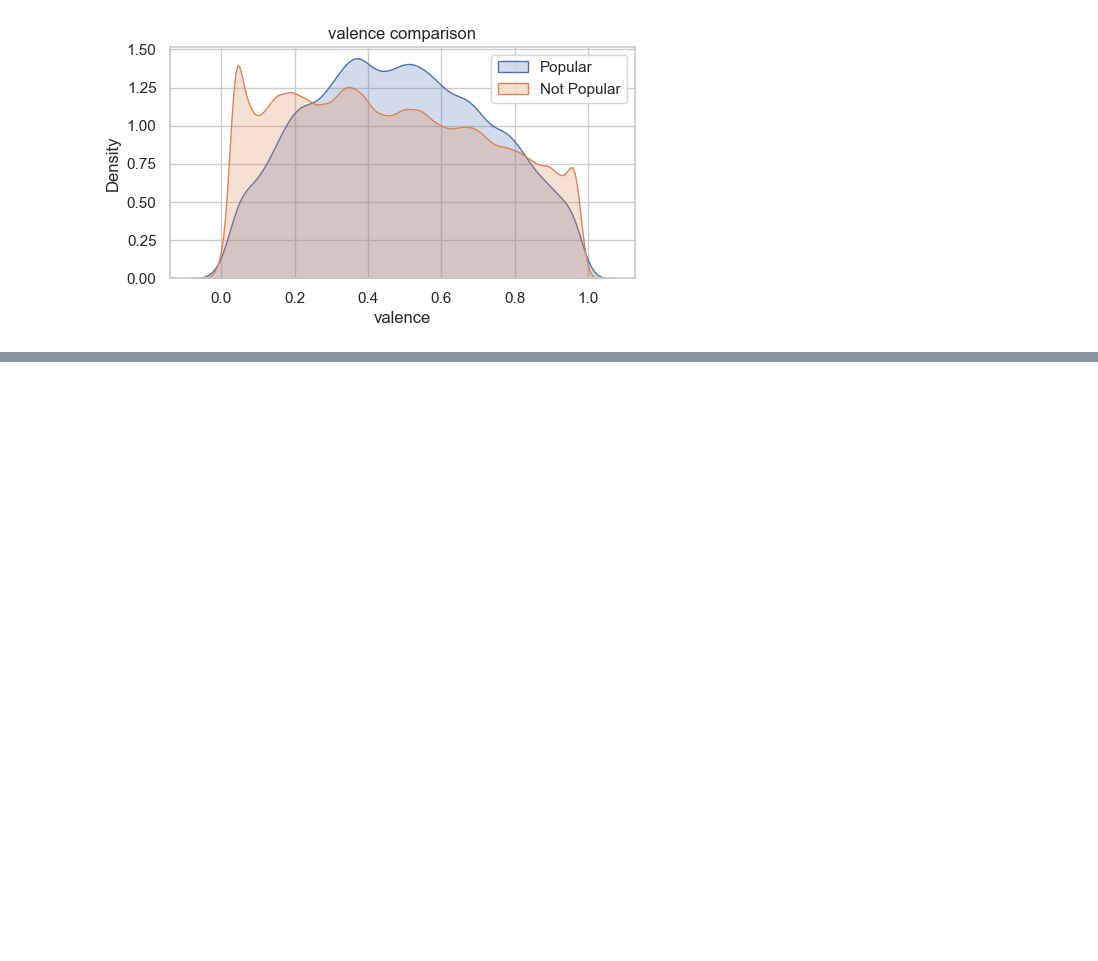
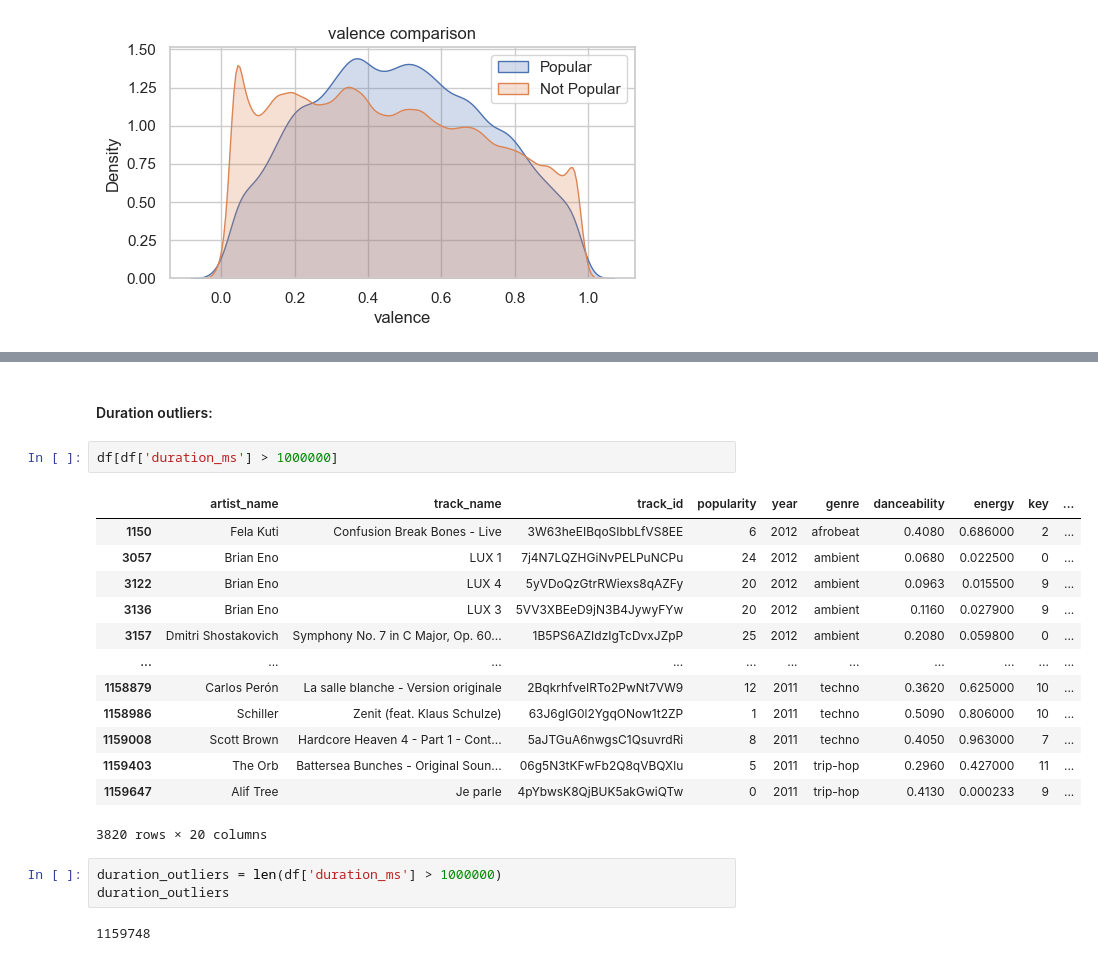
Before and after one commit to AdilkhanEEAIR/spotify_songs_research, a Jupyter notebook: notebooks/analysis.ipynb, the cells around one changed output, grey strips where cells are left out. Saved outputs shown, nothing was run; the diff lists cells and outputs as text; blank space fills up the shorter version.

```diff
--- a/notebooks/analysis.ipynb
+++ b/notebooks/analysis.ipynb
@@ -253,0 +352,23 @@ for col in features:
+# %% [markdown]
+#### Duration outliers:
+# %%
+df[df['duration_ms'] > 1000000]
+# %% [output]
+|  | artist_name | track_name | track_id | popularity | year | genre | danceability | energy | key | ... |
+| 1150 | Fela Kuti | Confusion Break Bones - Live | 3W63heEIBqoSIbbLfVS8EE | 6 | 2012 | afrobeat | 0.4080 | 0.686000 | 2 | ... |
+| 3057 | Brian Eno | LUX 1 | 7j4N7LQZHGiNvPELPuNCPu | 24 | 2012 | ambient | 0.0680 | 0.022500 | 0 | ... |
+| 3122 | Brian Eno | LUX 4 | 5yVDoQzGtrRWiexs8qAZFy | 20 | 2012 | ambient | 0.0963 | 0.015500 | 9 | ... |
+| 3136 | Brian Eno | LUX 3 | 5VV3XBEeD9jN3B4JywyFYw | 20 | 2012 | ambient | 0.1160 | 0.027900 | 9 | ... |
+| 3157 | Dmitri Shostakovich | Symphony No. 7 in C Major, Op. 60... | 1B5PS6AZIdzIgTcDvxJZpP | 25 | 2012 | ambient | 0.2080 | 0.059800 | 0 | ... |
+| ... | ... | ... | ... | ... | ... | ... | ... | ... | ... | ... |
+| 1158879 | Carlos Perón | La salle blanche - Version originale | 2BqkrhfveIRTo2PwNt7VW9 | 12 | 2011 | techno | 0.3620 | 0.625000 | 10 | ... |
+| 1158986 | Schiller | Zenit (feat. Klaus Schulze) | 63J6glG0l2YgqONow1t2ZP | 1 | 2011 | techno | 0.5090 | 0.806000 | 10 | ... |
+| 1159008 | Scott Brown | Hardcore Heaven 4 - Part 1 - Cont... | 5aJTGuA6nwgsC1QsuvrdRi | 8 | 2011 | techno | 0.4050 | 0.963000 | 7 | ... |
+| 1159403 | The Orb | Battersea Bunches - Original Soun... | 06g5N3tKFwFb2Q8qVBQXlu | 5 | 2011 | trip-hop | 0.2960 | 0.427000 | 11 | ... |
+| 1159647 | Alif Tree | Je parle | 4pYbwsK8QjBUK5akGwiQTw | 0 | 2011 | trip-hop | 0.4130 | 0.000233 | 9 | ... |
+3820 rows × 20 columns
+# %%
+duration_outliers = len(df['duration_ms'] > 1000000)
+duration_outliers
+# %% [output]
+1159748
```
Also changed, not shown: parts of 8 cells of this notebook.
